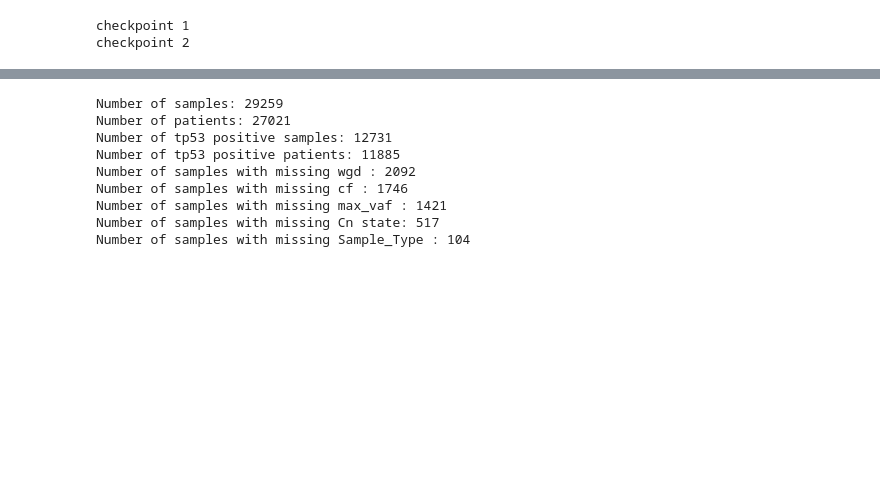
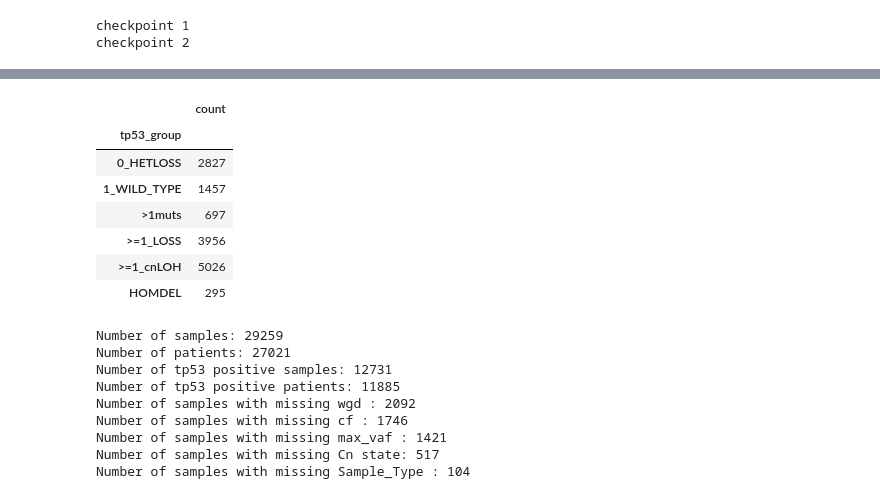
Before and after one commit to emilecohen/mskimpact_tp53_exploration, a Jupyter notebook: analysis/dataframe_generation/master_file_creation.ipynb, the cells around one changed output, grey strips where cells are left out. Saved outputs shown, nothing was run; the diff lists cells and outputs as text; code cells hidden in the pictures; blank space fills up the shorter version.

```diff
--- a/analysis/dataframe_generation/master_file_creation.ipynb
+++ b/analysis/dataframe_generation/master_file_creation.ipynb
@@ -68,7 +68,7 @@ def create_sample_info(path):
     #We select only interesting columns
     selected_cohort = maf_cohort[['Sample_Id','Tumor_Id', 'Patient_Id','Cancer_Type', 'Cancer_Type_Detailed', 'Sample_Type', 'purity', 'ploidy',
                                   'samples_per_patient','Overall Survival Status', 'Overall Survival (Months)',
-                                  'MSI Score', 'TMB_Score', 'Patient_Current_Age', 'Sex', 'Ethnicity_Category', 'Race_Category']]
+                                  'MSI Score', 'TMB_Score', 'Patient_Current_Age', 'Sex', 'Ethnicity_Category', 'Race_Category', 'mutationStatus', 'Somatic_Status']]
 
     # But we have many duplicates
     # First, we remove the duplicates based on Sample_Id
@@ -502,7 +502,7 @@ def vc_group_cond_4(x):
 
     if x.tp53_vc_4 in truncated: return 'truncated'
     if x.tp53_vc_4 in in_frame: return 'in_frame'
-    if x.tp53_vc_1 in missense:
+    if x.tp53_vc_4 in missense:
         if x.tp53_spot_4 in ['273','248','175']: return x.tp53_spot_4
         elif x.tp53_spot_4 in ['245', '282', '213', '352', '220', '196']: return 'hotspot'
         else: return 'missense'
@@ -513,7 +513,7 @@ def vc_group_cond_5(x):
 
     if x.tp53_vc_5 in truncated: return 'truncated'
     if x.tp53_vc_5 in in_frame: return 'in_frame'
-    if x.tp53_vc_1 in missense:
+    if x.tp53_vc_5 in missense:
         if x.tp53_spot_5 in ['273','248','175']: return x.tp53_spot_5
         elif x.tp53_spot_5 in ['245', '282', '213', '352', '220', '196']: return 'hotspot'
         else: return 'missense'
@@ -666,7 +668,7 @@ def tp53_residual_group(x):
     if x.tp53_group == 'HOMDEL':
         return 'no_tp53_res'
     if x.tp53_group == '>=1_LOSS' or x.tp53_group == '>=1_cnLOH':
-        if (x.tp53_tcn - x.tp53_exp_nb_1) < 0.5:
+        if (x.tp53_residual_1 < 0.5) or (x.tp53_residual_2 < 0.5):
             return 'no_tp53_res'
         else:
             if (x.cf + max(x.tp53_ccf_1, x.tp53_ccf_2, x.tp53_ccf_3, x.tp53_ccf_4, x.tp53_ccf_5)) > 1:
@@ -674,10 +676,14 @@ def tp53_residual_group(x):
             else:
                 return 'uncertain'
     if x.tp53_group == '>1muts':
-        if (x.cf + max(x.tp53_ccf_1, x.tp53_ccf_2, x.tp53_ccf_3, x.tp53_ccf_4, x.tp53_ccf_5))>1:
-             return 'no_tp53_res'
-        else:
-            return 'uncertain'
+        if (x.tp53_residual_1 + x.tp53_residual_2 < 2.5):
+            if (x.tp53_ccf_1 + x.tp53_ccf_2 > 1):
+                return 'no_tp53_residual'
+            else:
+                return 'uncertain'
+
+        elif (x.tp53_residual_1 + x.tp53_residual_2 > 2.5):
+            return 'tp53_residual'
 # %% [markdown]
 ---
 ## Merge Tables
@@ -792,3 +806,14 @@ Wall time: 8min 6s
+# %%
+get_groupby(master_file, 'tp53_group', 'count')
+# %% [output]
+|  | count |
+| tp53_group |  |
+| 0_HETLOSS | 2827 |
+| 1_WILD_TYPE | 1457 |
+| >1muts | 697 |
+| >=1_LOSS | 3956 |
+| >=1_cnLOH | 5026 |
+| HOMDEL | 295 |
 # %%
 print('Number of samples: ' + str(len(set(master_file.Tumor_Id))))
 print('Number of patients: ' + str(len(set(master_file.Patient_Id))))
```
Also changed, not shown: parts of 7 cells of this notebook, 7 other files.
